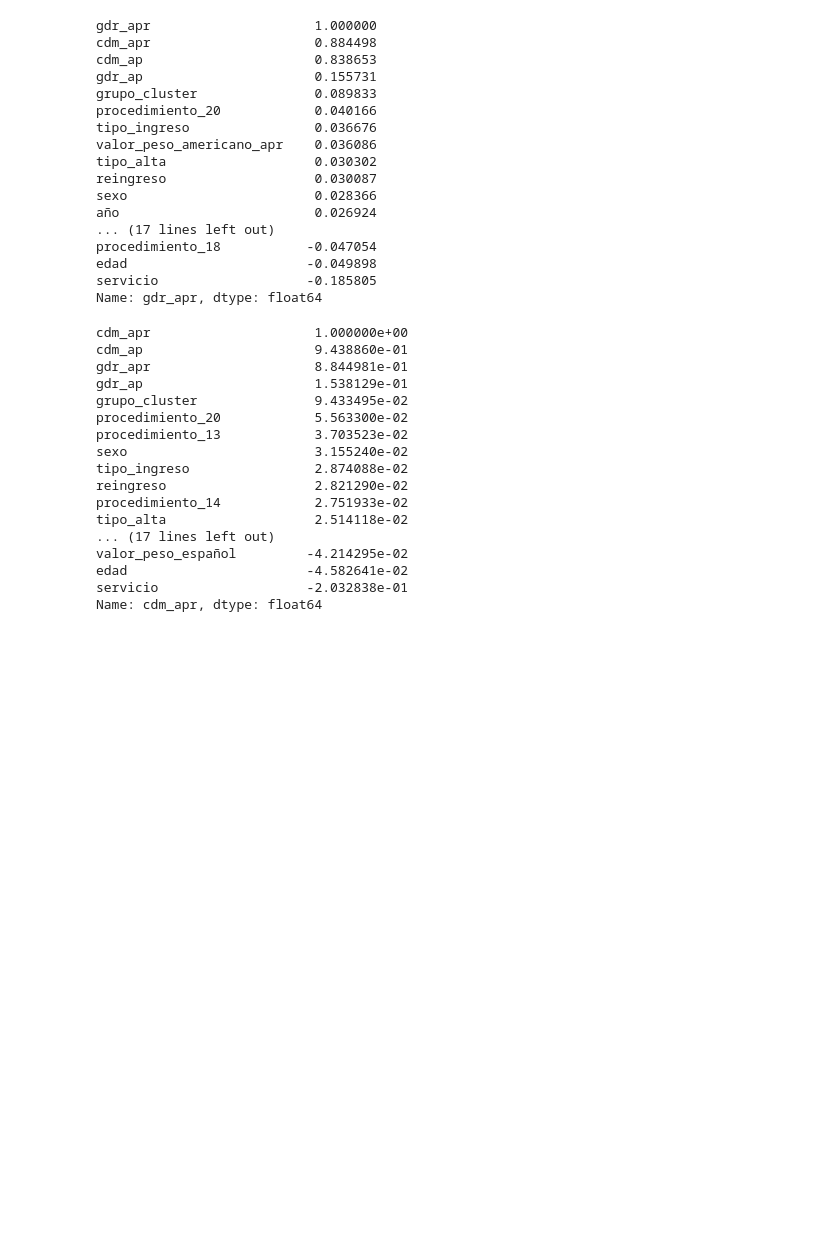
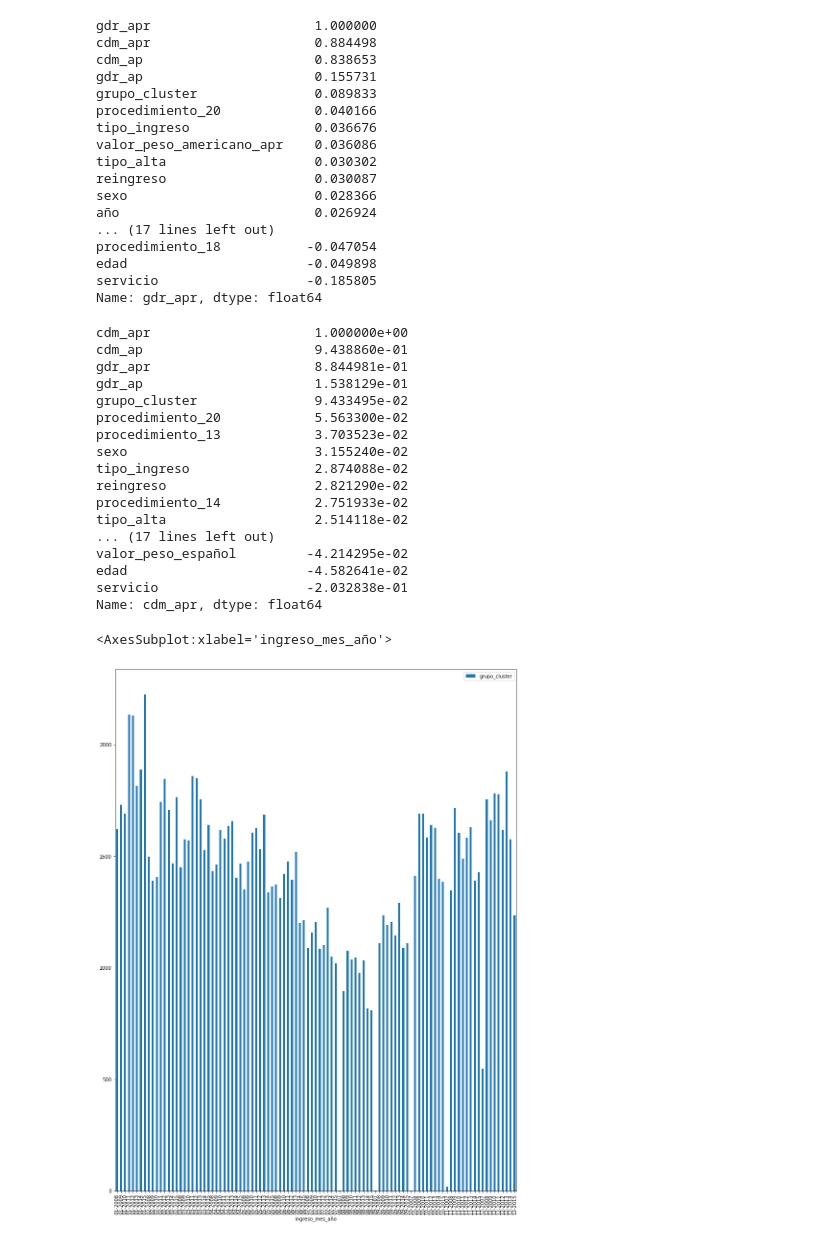
Before and after one commit to carlosgomezgil99/TFM, a Jupyter notebook: TFM_Carlos.ipynb, the cells around one changed output. Cells and saved outputs as stored; diff of their text form; code cells hidden in the pictures; blank space fills up the shorter version.

```diff
--- a/TFM_Carlos.ipynb
+++ b/TFM_Carlos.ipynb
@@ -487,3 +475,10 @@ valor_peso_español         -4.214295e-02
 edad                       -4.582641e-02
 servicio                   -2.032838e-01
 Name: cdm_apr, dtype: float64
+# %%
+df['ingreso_mes_año']=df.fecha_de_ingreso.dt.strftime('%m-%Y')
+# %%
+df.groupby('ingreso_mes_año').count().reset_index().plot(x='ingreso_mes_año',y='grupo_cluster',kind='bar',figsize=(15,20))
+# %% [output]
+<AxesSubplot:xlabel='ingreso_mes_año'>
+[figure, added]
```
Also changed, not shown: parts of 11 cells of this notebook.
